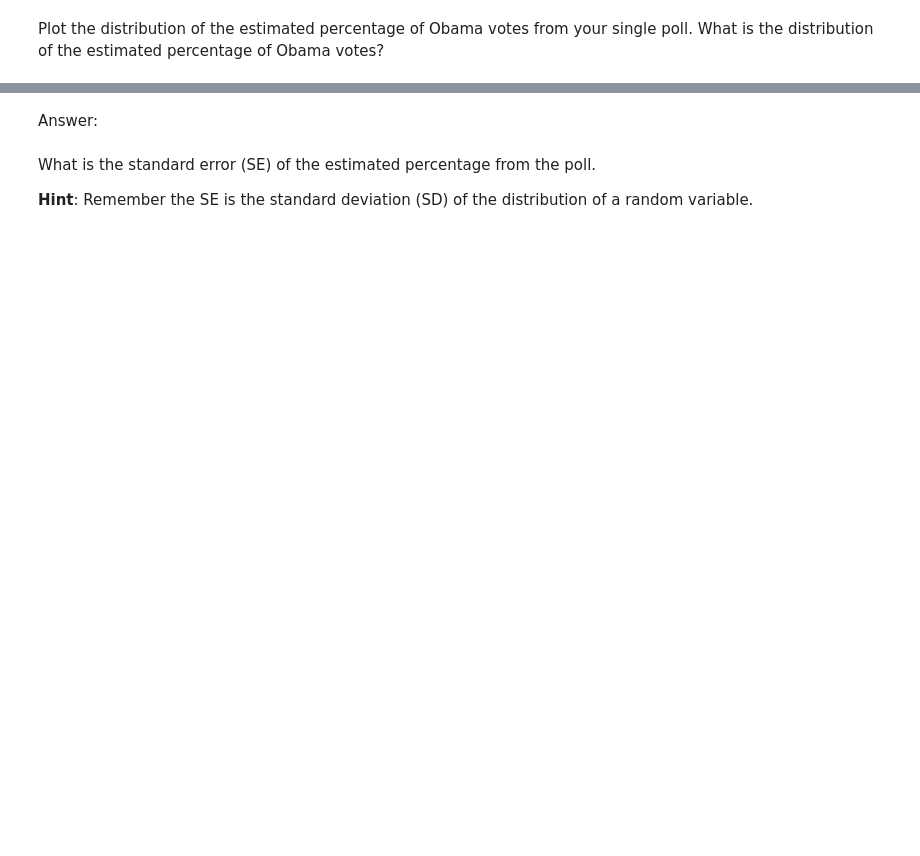
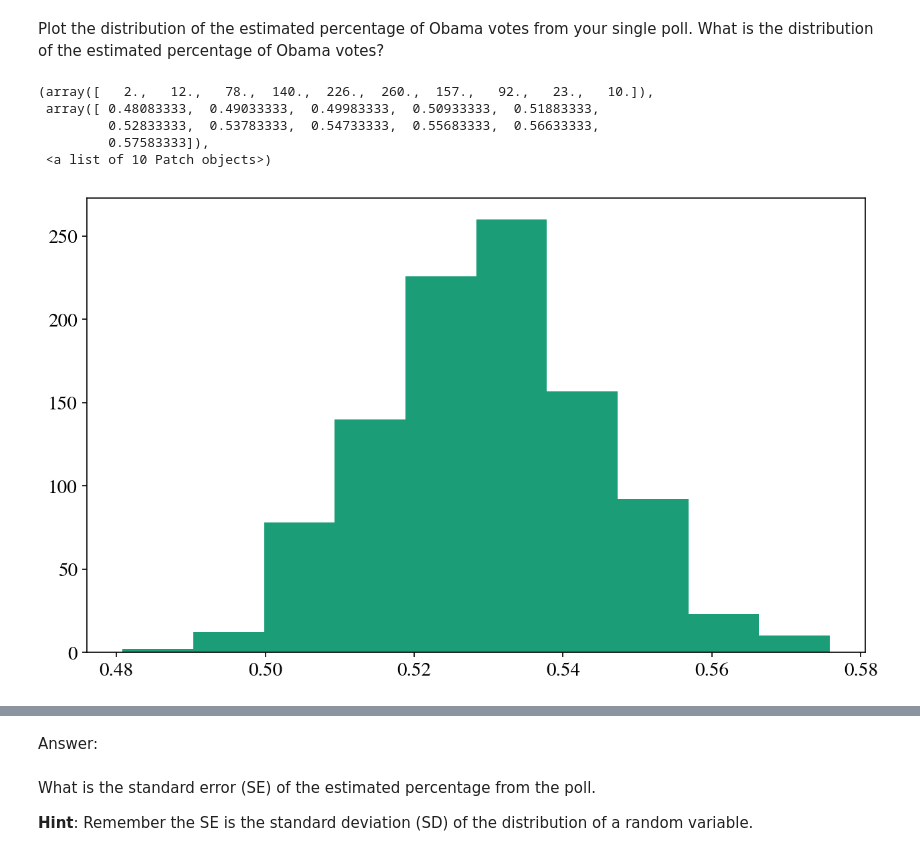
Before and after one commit to ShichengChen/cs109, a Jupyter notebook: 2014-master/homework/HW2.ipynb, the cells around one changed output, grey strips where cells are left out. Cells and saved outputs as stored; diff of their text form; code cells hidden in the pictures; blank space fills up the shorter version.

```diff
--- a/2014-master/homework/HW2.ipynb
+++ b/2014-master/homework/HW2.ipynb
@@ -419,0 +430,10 @@ Plot the distribution of the estimated percentage of Obama votes from your singl
+# %%
+re = np.random.binomial(N, p, size=1000) / N
+plt.hist(re)
+# %% [output]
+(array([   2.,   12.,   78.,  140.,  226.,  260.,  157.,   92.,   23.,   10.]),
+ array([ 0.48083333,  0.49033333,  0.49983333,  0.50933333,  0.51883333,
+         0.52833333,  0.53783333,  0.54733333,  0.55683333,  0.56633333,
+         0.57583333]),
+ <a list of 10 Patch objects>)
+[figure, added]
```
Also changed, not shown: parts of 15 cells of this notebook, 1 other file.
